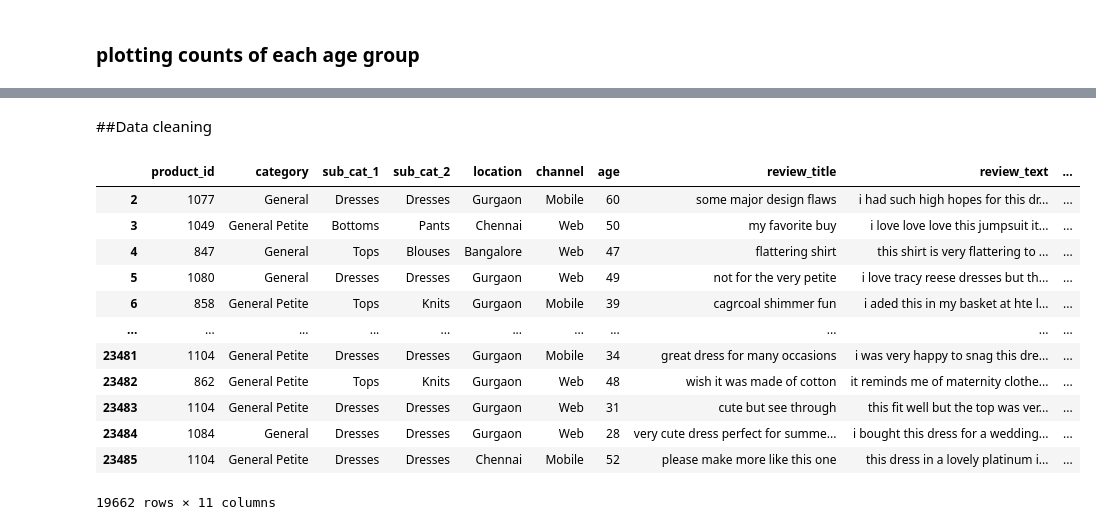
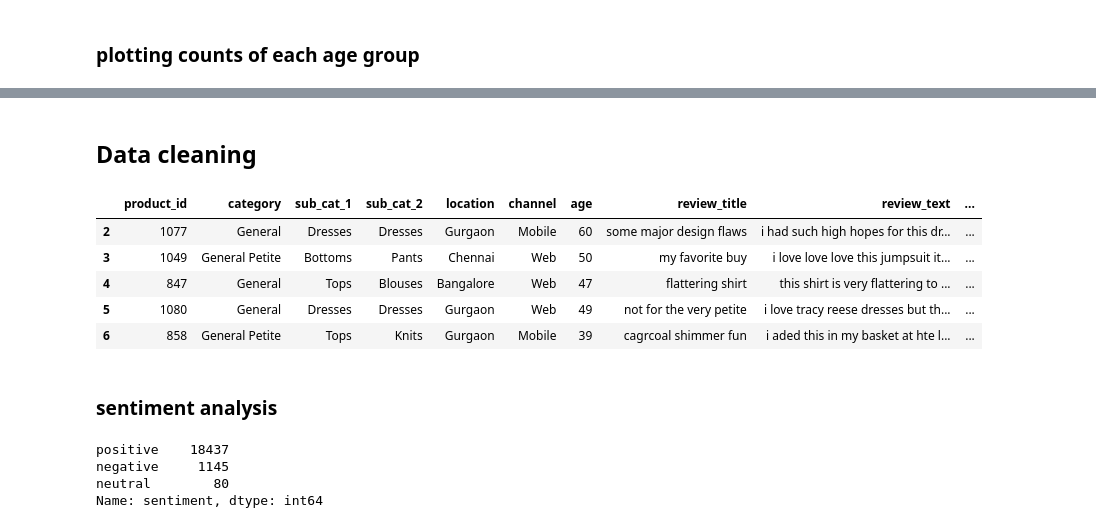
Before and after one commit to lalit-kumr/text_mining_nlp, a Jupyter notebook: nlp_women_clothing_ecommerce10-sep-21-7-00-pm.ipynb, the cells around one changed output, grey strips where cells are left out. Drawn from its saved outputs; the diff is of its cells as text; code cells hidden in the pictures.

```diff
--- a/nlp_women_clothing_ecommerce10-sep-21-7-00-pm.ipynb
+++ b/nlp_women_clothing_ecommerce10-sep-21-7-00-pm.ipynb
@@ -119,24 +130,21 @@ df.location.value_counts().plot(kind='bar',xlabel='location')
 [figure]
 # %% [markdown]
-##Data cleaning
+## Data cleaning
 # %%
 #changing text to lower case
 df.review_text = df.review_text.apply(lambda x: x.lower())
 df.review_title = df.review_title.apply(lambda x: x.lower())
+
+#removing special characters
 df.review_text = df.review_text.apply(lambda x:re.sub(r'[^\w\s]', '', x))
 df.review_title = df.review_title.apply(lambda x:re.sub(r'[^\w\s]', '', x))
-df
+df.head()
 # %% [output]
 |  | product_id | category | sub_cat_1 | sub_cat_2 | location | channel | age | review_title | review_text | ... |
 | 2 | 1077 | General | Dresses | Dresses | Gurgaon | Mobile | 60 | some major design flaws | i had such high hopes for this dr... | ... |
 | 3 | 1049 | General Petite | Bottoms | Pants | Chennai | Web | 50 | my favorite buy | i love love love this jumpsuit it... | ... |
 | 4 | 847 | General | Tops | Blouses | Bangalore | Web | 47 | flattering shirt | this shirt is very flattering to ... | ... |
 | 5 | 1080 | General | Dresses | Dresses | Gurgaon | Web | 49 | not for the very petite | i love tracy reese dresses but th... | ... |
 | 6 | 858 | General Petite | Tops | Knits | Gurgaon | Mobile | 39 | cagrcoal shimmer fun | i aded this in my basket at hte l... | ... |
-| ... | ... | ... | ... | ... | ... | ... | ... | ... | ... | ... |
-| 23481 | 1104 | General Petite | Dresses | Dresses | Gurgaon | Mobile | 34 | great dress for many occasions | i was very happy to snag this dre... | ... |
-| 23482 | 862 | General Petite | Tops | Knits | Gurgaon | Web | 48 | wish it was made of cotton | it reminds me of maternity clothe... | ... |
-| 23483 | 1104 | General Petite | Dresses | Dresses | Gurgaon | Web | 31 | cute but see through | this fit well but the top was ver... | ... |
-| 23484 | 1084 | General | Dresses | Dresses | Gurgaon | Web | 28 | very cute dress perfect for summe... | i bought this dress for a wedding... | ... |
-| 23485 | 1104 | General Petite | Dresses | Dresses | Chennai | Mobile | 52 | please make more like this one | this dress in a lovely platinum i... | ... |
-19662 rows × 11 columns
+# %% [markdown]
+### sentiment analysis
@@ -142,0 +165,7 @@ df
+# %%
+df.sentiment.value_counts()
+# %% [output]
+positive    18437
+negative     1145
+neutral        80
+Name: sentiment, dtype: int64
```
Also changed, not shown: parts of 52 cells of this notebook.
